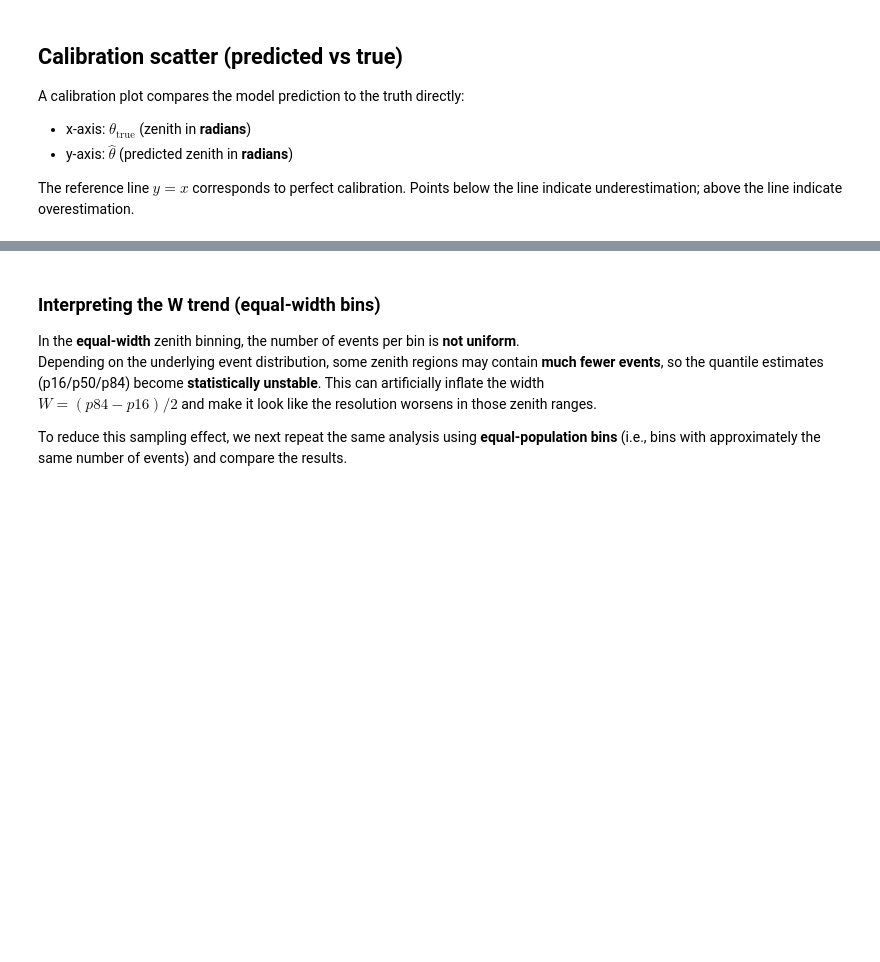
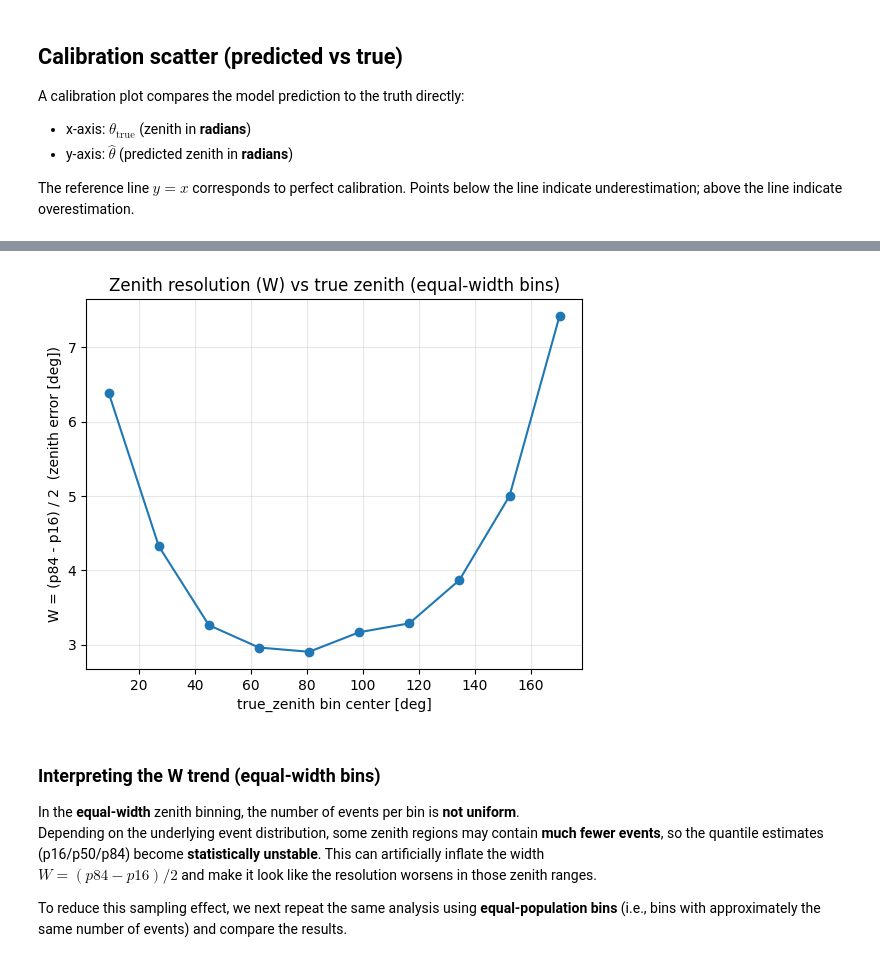
Before and after one commit to kubrabas/Graphnet-Applications, a Jupyter notebook: Training/Combined_EventPulseSeries_nonoise/initiative8/result_analysis_reordered.ipynb, the cells around one changed output, grey strips where cells are left out. Saved outputs shown, nothing was run; the diff lists cells and outputs as text; code cells hidden in the pictures; blank space fills up the shorter version.

```diff
--- a/Training/Combined_EventPulseSeries_nonoise/initiative8/result_analysis_reordered.ipynb
+++ b/Training/Combined_EventPulseSeries_nonoise/initiative8/result_analysis_reordered.ipynb
@@ -713,8 +798,8 @@ df_zenith_w_rows = []
 
 # residual in radians
 residual_zenith = (
-    df_zenith_test_predictions["pred_zenith"].to_numpy(dtype=float)
-    - df_zenith_test_predictions["true_zenith"].to_numpy(dtype=float)
+    df_zenith_test_predictions["pred_zenith_degree"].to_numpy(dtype=float)
+    - df_zenith_test_predictions["true_zenith_degree"].to_numpy(dtype=float)
 )
 
 # Use histogram edges from your zenith hist cell:
@@ -723,9 +808,9 @@ residual_zenith = (
 for left, right in zip(edges[:-1], edges[1:]):
     # match matplotlib hist logic: [left, right) except last bin includes right
     if right == edges[-1]:
-        mask = (df_zenith_test_predictions["true_zenith"] >= left) & (df_zenith_test_predictions["true_zenith"] <= right)
+        mask = (df_zenith_test_predictions["true_zenith_degree"] >= left) & (df_zenith_test_predictions["true_zenith_degree"] <= right)
     else:
-        mask = (df_zenith_test_predictions["true_zenith"] >= left) & (df_zenith_test_predictions["true_zenith"] < right)
+        mask = (df_zenith_test_predictions["true_zenith_degree"] >= left) & (df_zenith_test_predictions["true_zenith_degree"] < right)
 
     r = residual_zenith[mask.to_numpy()]
 
@@ -738,7 +823,7 @@ for left, right in zip(edges[:-1], edges[1:]):
 
     df_zenith_w_rows.append({
         "Zbin": f"({left:.3f}, {right:.3f}]",
-        "Z_center_rad": center,
+        "Z_center_deg": center,
         "count": int(r.size),
         "p16": p16,
         "p50": p50,
@@ -751,13 +848,15 @@ df_zenith_W_table
 # %%
 # ---- Zenith: plot W vs true zenith (equal-width bins) ----
 
 plt.figure()
-plt.plot(df_zenith_W_table["Z_center_rad"], df_zenith_W_table["W"], marker="o")
-plt.xlabel("true_zenith bin center [rad]")
-plt.ylabel("W = (p84 - p16) / 2  (zenith error [rad])")
+plt.plot(df_zenith_W_table["Z_center_deg"], df_zenith_W_table["W"], marker="o")
+plt.xlabel("true_zenith bin center [deg]")
+plt.ylabel("W = (p84 - p16) / 2  (zenith error [deg])")
 plt.title("Zenith resolution (W) vs true zenith (equal-width bins)")
 plt.grid(True, alpha=0.3)
 plt.show()
+# %% [output]
+[figure, added]
 # %% [markdown]
 ### Interpreting the W trend (equal-width bins)
 
```
Also changed, not shown: parts of 44 cells of this notebook.
